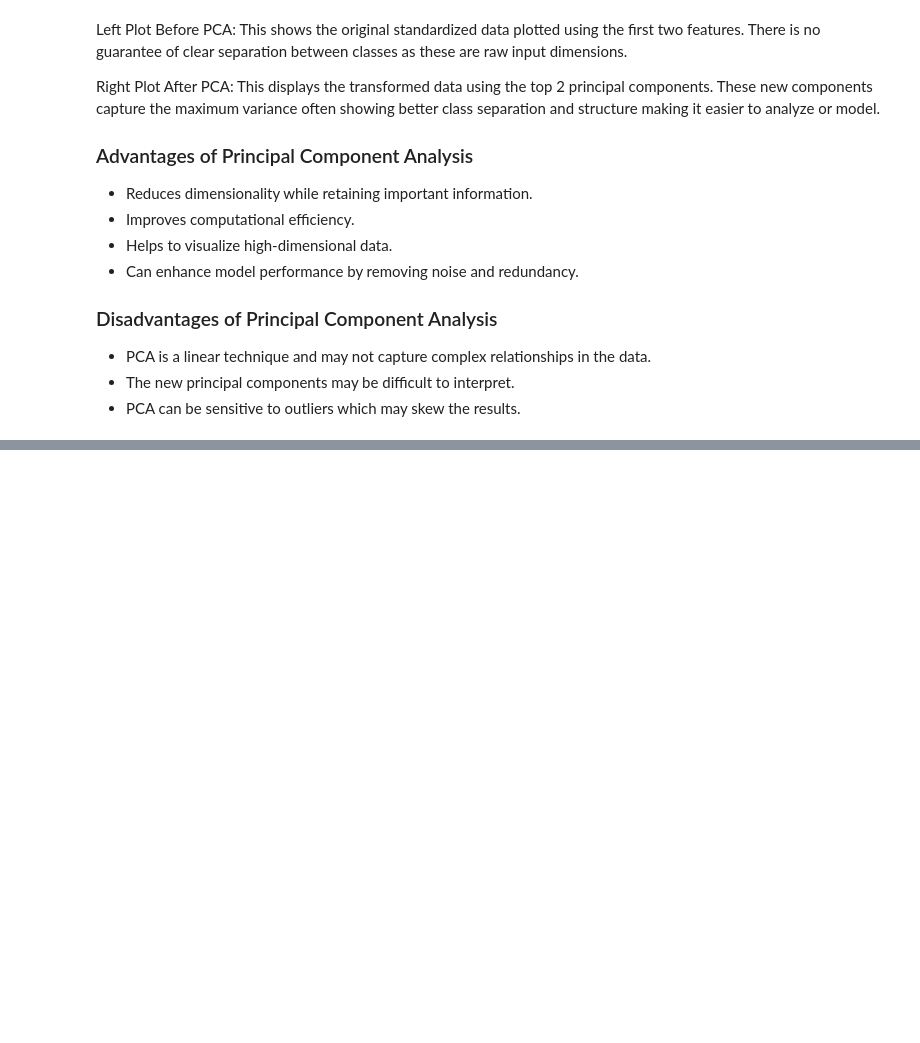
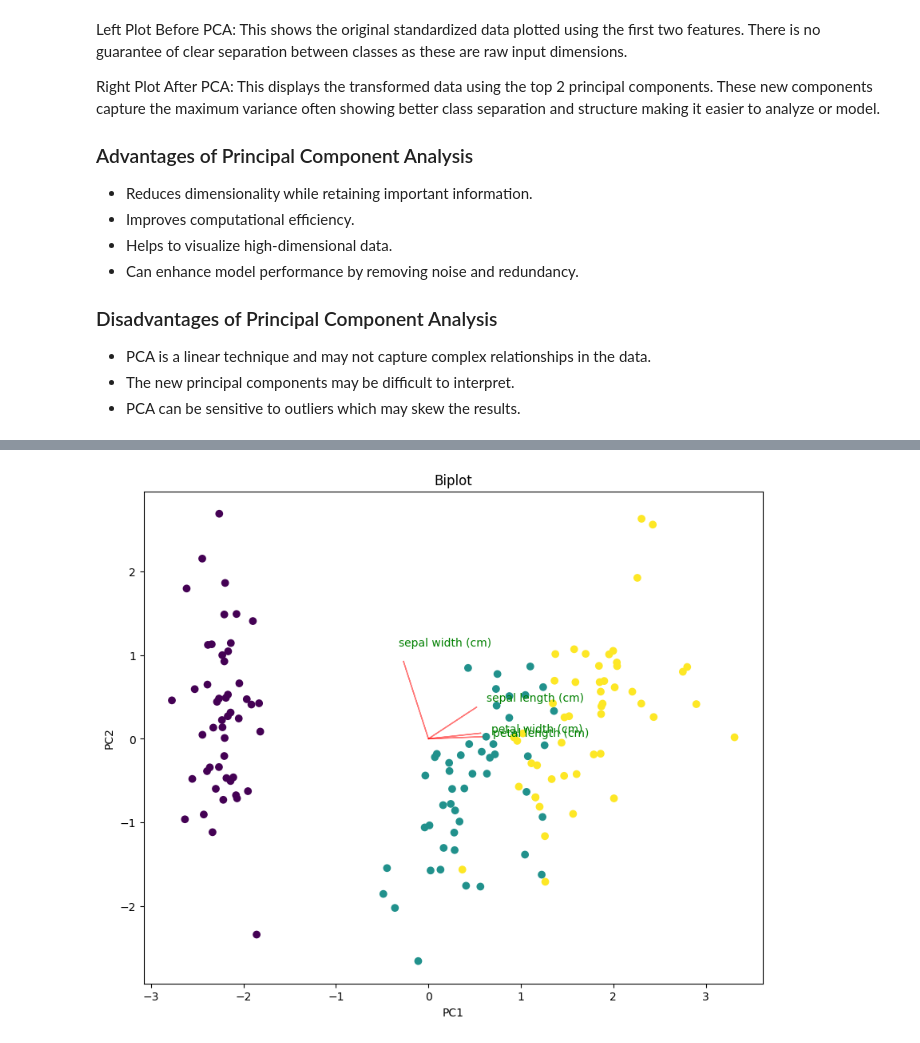
Before and after one commit to itsluckysharma01/Applied-Python-for-AI-ML-DL, a Jupyter notebook: I01_Dimensionality_Reduction.ipynb, the cells around one changed output, grey strips where cells are left out. Cells and saved outputs as stored; diff of their text form; code cells hidden in the pictures; blank space fills up the shorter version.

```diff
--- a/I01_Dimensionality_Reduction.ipynb
+++ b/I01_Dimensionality_Reduction.ipynb
@@ -203,0 +262,21 @@ Right Plot After PCA: This displays the transformed data using the top 2 princip
+# %%
+#  Biplot Visualization
+
+def biplot(score, coeff, labels=None):
+    xs = score[:, 0]
+    ys = score[:, 1]
+    plt.figure(figsize=(10, 8))
+    plt.scatter(xs, ys, c=y, cmap='viridis')
+
+    for i in range(len(coeff)):
+        plt.arrow(0, 0, coeff[i, 0], coeff[i, 1], color='r', alpha=0.5)
+        plt.text(coeff[i, 0] * 1.2, coeff[i, 1] * 1.2, labels[i], color='g')
+
+    plt.xlabel("PC1")
+    plt.ylabel("PC2")
+    plt.title("Biplot")
+    plt.show()
+
+biplot(X_pca, pca.components_.T, feature_names)
+# %% [output]
+[figure, added]
```
Also changed, not shown: parts of 5 cells of this notebook.
